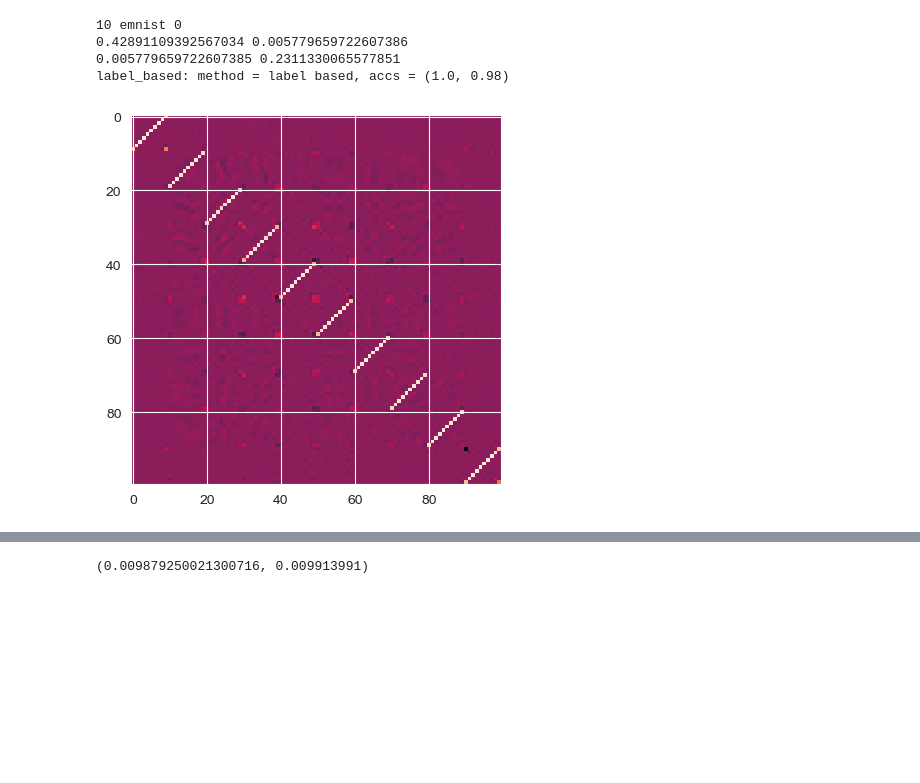
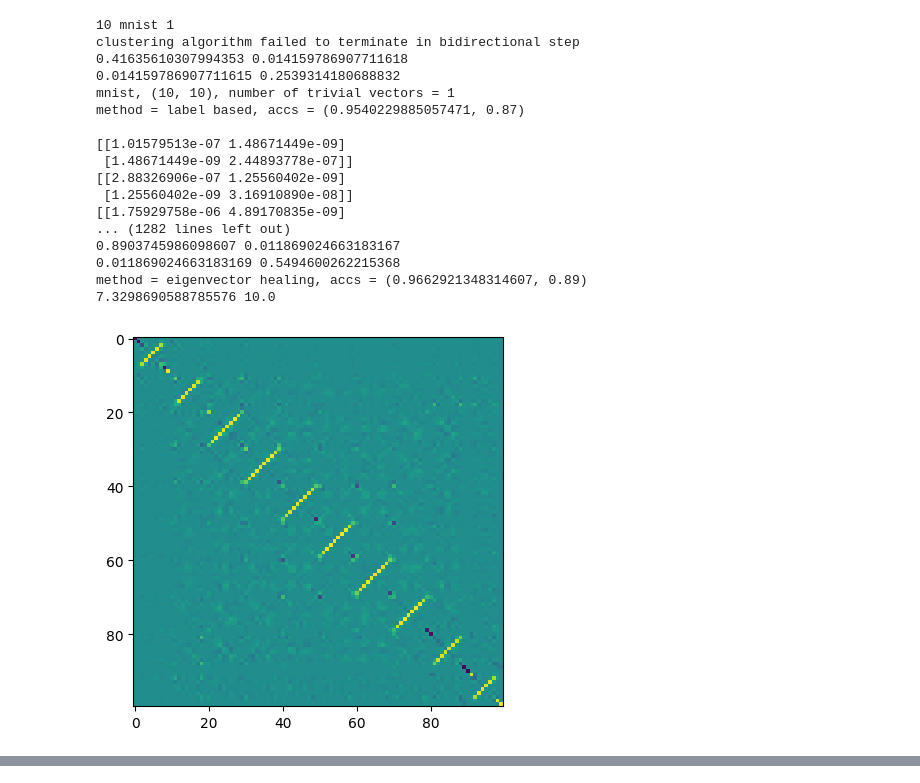
Before and after one commit to flaar94/symmetryLearning, a Jupyter notebook: notebooks/semisynthetic_label_based.ipynb, the cells around one changed output, grey strips where cells are left out. Drawn from its saved outputs; the diff is of its cells as text; code cells hidden in the pictures; blank space fills up the shorter version.

Commit message:
First attempt at an eigenvector repairing algorithm

```diff
--- a/notebooks/semisynthetic_label_based.ipynb
+++ b/notebooks/semisynthetic_label_based.ipynb
@@ -23,7 +23,7 @@ def ground_truth_loss(mat1, mat2):
     return np.sqrt(np.mean((mat1 - mat2) ** 2))
 
 
-def horiz_flip_gt_accuracy(model, dim=(28, 28)):
+def horiz_flip_gt_accuracy(model, dim=(28, 28), angle_threshold=10):
     # flip = transforms.RandomHorizontalFlip(p=1.)
     # eigenvector1 = model.eigenvectors_.reshape(dim[0], dim[1], -1)
 
@@ -33,17 +33,17 @@ def horiz_flip_gt_accuracy(model, dim=(28, 28)):
          range(eigenvectors.shape[0])])
     diff = diff.reshape(-1)
     diff = np.arccos(diff) * 180 / np.pi
-    diff[diff > 120] = -1
-    diff[(120 >= diff) & (diff >= 60)] = 0
-    diff[(0 < diff) & (diff < 60)] = 1
+    diff[diff > 90 + angle_threshold] = -1
+    diff[(90 + angle_threshold >= diff) & (diff >= 90 - angle_threshold)] = 0
+    diff[(0 < diff) & (diff < 90 - angle_threshold)] = 1
     return np.sum(diff == model.trans_eigenvalues_) / sum((diff != 0)), sum((diff != 0)) / len(diff)
 
 
 if __name__ == '__main__':
     # num_samples = NUM_SAMPLES
-    space_dims = [10]
+    space_dims = [10, 28]
     methods = []
-    datasets = ['emnist'] # 'mnist'
+    datasets = ['mnist', 'emnist'] # 'mnist'
     # num_samples_list = [2_000, 10_000, 50_000, 250_000]
 
     # print(df_error)
@@ -111,49 +111,70 @@ if __name__ == '__main__':
             data = np.array([x for i, (x, label) in enumerate(trainset)])
             labels = np.array([label for i, (x, label) in enumerate(trainset)])
             data = data / np.std(data)
             data, labels = shuffle(data, labels)
 
             cov = np.cov(data, rowvar=False)
             eigen = np.linalg.eig(cov)
             cov_eigenvalues = np.real(eigen[0])
             eigenvectors = np.real(eigen[1])
             mu = np.mean(data, axis=0)
             sol = np.linalg.solve(eigenvectors, mu)
             num_trivial_vectors = np.sum((sol < SymmetryFinder.ignore_threshold) & \
                                          (cov_eigenvalues < SymmetryFinder.ignore_threshold))
             print(space_dim, dataset, num_trivial_vectors)
             swaps = int((dim[0] * dim[1] - num_trivial_vectors) // 2)
             # print(type(swaps))
-            for i, method in enumerate(methods):
-                sym = SymmetryFinder(fit_method=method, select_method=swaps)
-                sym.fit(data, cov=cov)
-                accs = horiz_flip_gt_accuracy(sym, dim=dim)
-                msg = f"method = {method}, accs = {accs}"
-                logging.info(msg)
-                print(msg)
-                df_acc.loc[space_dim, method] = accs[0]
-                df_cov_acc.loc[dataset, space_dim] = accs[1]
+            # for i, method in enumerate(methods):
+            #     sym = SymmetryFinder(fit_method=method, select_method=swaps)
+            #     sym.fit(data, cov=cov)
+            #     accs = horiz_flip_gt_accuracy(sym, dim=dim)
+            #     msg = f"method = {method}, accs = {accs}"
+            #     logging.info(msg)
+            #     print(msg)
+            #     df_acc.loc[space_dim, method] = accs[0]
+            #     df_cov_acc.loc[dataset, space_dim] = accs[1]
             sym_lbl = SymmetryFinderLabel(select_method=swaps, bidirectional=True)
             sym_lbl.fit(data, labels)
+            print(f"{dataset}, {dim}, number of trivial vectors = {sum(sym_lbl.trivial_vectors_ == True)}")
             accs = horiz_flip_gt_accuracy(sym_lbl, dim=dim)
-            msg = f"label_based: method = label based, accs = {accs}"
+            msg = f"method = label based, accs = {accs}"
             logging.info(msg)
             print(msg)
-            # print(np.linalg.norm(sym_lbl.trans_ - trans_mat), np.linalg.norm(trans_mat))
+
+            sym_lbl = SymmetryFinderLabel(select_method=swaps, bidirectional=True)
+            sym_lbl.fit(data, labels, heal_eigenvectors=True)
+            accs = horiz_flip_gt_accuracy(sym_lbl, dim=dim)
+            msg = f"method = eigenvector healing, accs = {accs}"
+            logging.info(msg)
+            print(msg)
+            print(np.linalg.norm(sym_lbl.trans_ - trans_mat), np.linalg.norm(trans_mat))
             plt.imshow(sym_lbl.trans_)
             plt.show()
-            sym_lbl.fine_tune(data, lr=0.0001, bandwidth=50, epochs=1000, negativity_penalty=True)
-            plt.imshow(sym_lbl.ft_trans_)
-            plt.show()
+            # sym_lbl.fine_tune(data, lr=0.0001, bandwidth=50, epochs=1000, negativity_penalty=True)
+            # plt.imshow(sym_lbl.ft_trans_)
+            # plt.show()
             # plt.imshow(trans_mat)
             # plt.show()
             # df_acc.loc[space_dim, method] = accs[0]
             # df_cov_acc.loc[dataset, space_dim] = accs[1]
     #     df_acc.to_csv(save_file)
     # df_cov_acc.to_csv(DATA_PATH / "cov_acc_lbl.csv")
 # %% [output]
-10 emnist 0
-0.42891109392567034 0.005779659722607386
-0.005779659722607385 0.2311330065577851
-label_based: method = label based, accs = (1.0, 0.98)
+10 mnist 1
+clustering algorithm failed to terminate in bidirectional step
+0.41635610307994353 0.014159786907711618
+0.014159786907711615 0.2539314180688832
+mnist, (10, 10), number of trivial vectors = 1
+method = label based, accs = (0.9540229885057471, 0.87)
+
+[[1.01579513e-07 1.48671449e-09]
+ [1.48671449e-09 2.44893778e-07]]
+[[2.88326906e-07 1.25560402e-09]
+ [1.25560402e-09 3.16910890e-08]]
+[[1.75929758e-06 4.89170835e-09]
+... (1282 lines left out)
+0.8903745986098607 0.011869024663183167
+0.011869024663183169 0.5494600262215368
+method = eigenvector healing, accs = (0.9662921348314607, 0.89)
+7.3298690588785576 10.0
-[figure, old version]
+[figure, new version]
@@ -177,4 +182,2 @@ starting fine tuning epoch 601
 # %%
-sym_lbl.trans_.mean(), sym_lbl.ft_trans_.mean()
+ # sym_lbl.trans_.mean(), sym_lbl.ft_trans_.mean()
-# %% [output]
-(0.009879250021300716, 0.009913991)
```
Also changed, not shown: parts of 1 cell of this notebook, 2 other files.
